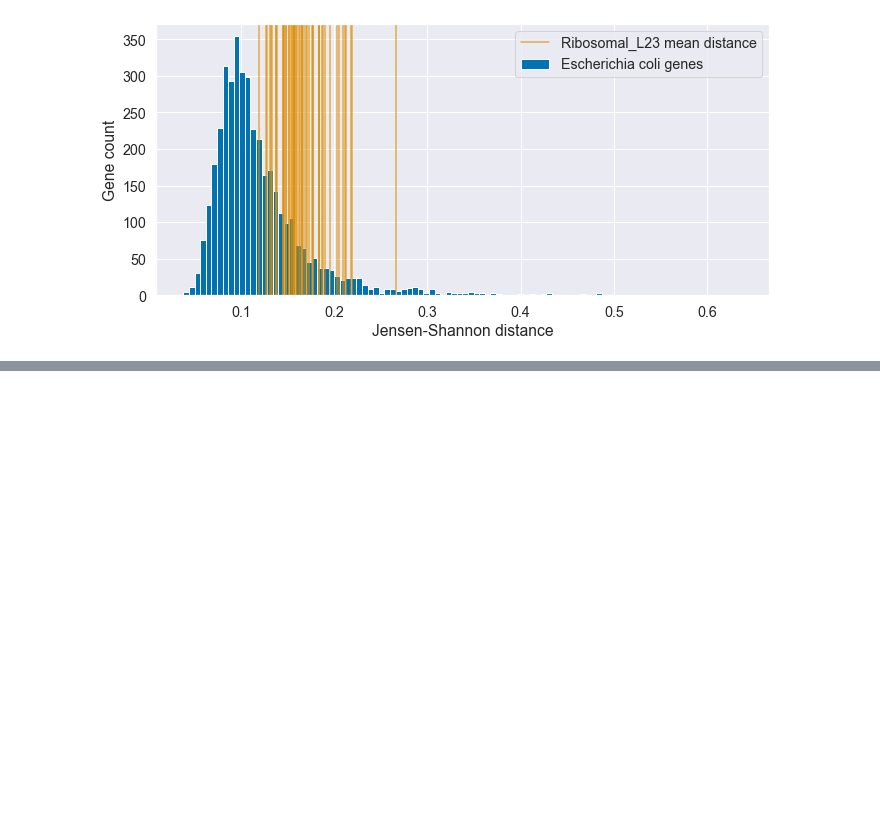
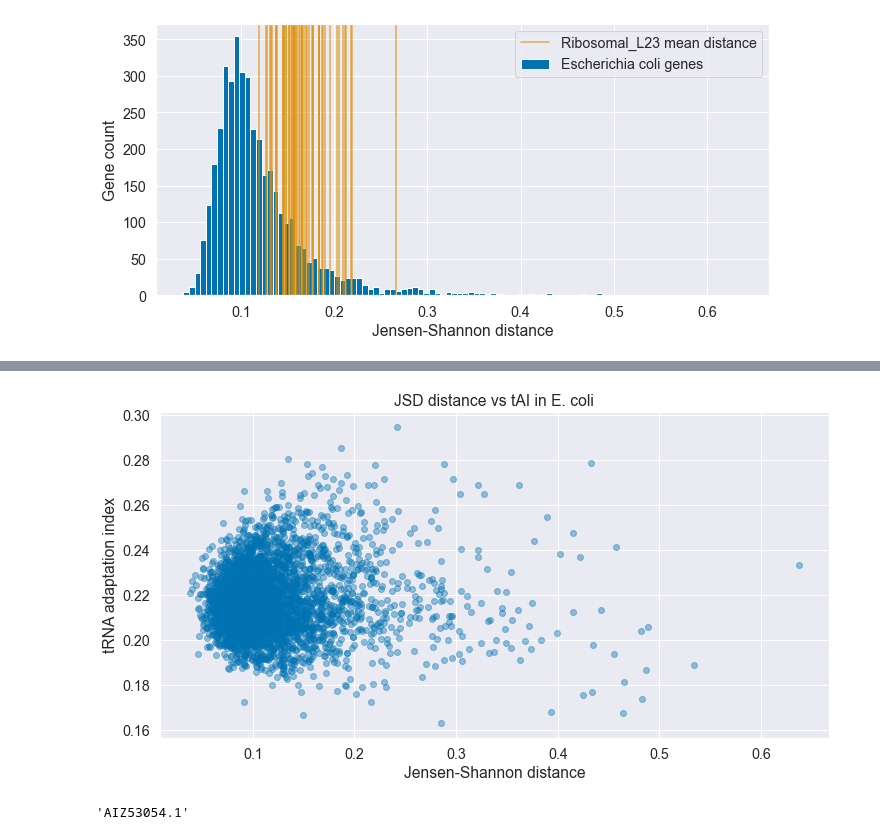
Before and after one commit to srom/nbias, a Jupyter notebook: notebook/Protein domain results.ipynb, the cells around one changed output, grey strips where cells are left out. Cells and saved outputs as stored; diff of their text form; code cells hidden in the pictures; blank space fills up the shorter version.

```diff
--- a/notebook/Protein domain results.ipynb
+++ b/notebook/Protein domain results.ipynb
@@ -590,0 +667,3 @@ ribsomal_distance_vs_ecoli(main_strains_sample, 'Ribosomal_L23', 'pfam');
+# %%
+protein_id_to_gene, gene_to_protein_id = make_map_protein_id_to_gene(e_coli_assembly)
+len(protein_id_to_gene)
@@ -590,0 +672,4 @@ ribsomal_distance_vs_ecoli(main_strains_sample, 'Ribosomal_L23', 'pfam');
+# %%
+path = os.path.join(os.getcwd(), 'data/raw_tai/Escherichia coli BCT str. K-12 substr..csv')
+e_coli_tai = pd.read_csv(path, index_col='Gene')
+e_coli_tai.head()
@@ -590,0 +684,23 @@ ribsomal_distance_vs_ecoli(main_strains_sample, 'Ribosomal_L23', 'pfam');
+# %%
+f, ax = plt.subplots(1, 1, figsize=(12, 6))
+
+x, y = [], []
+for gene in e_coli_tai.index:
+    if gene in gene_to_protein_id:
+        tAI = e_coli_tai.loc[gene]['tAI']
+
+        df_ = e_coli_genes_df[e_coli_genes_df['protein_id'] == gene_to_protein_id[gene]]
+        if len(df_) > 0:
+            x.append(df_.iloc[0]['distance'])
+            y.append(tAI)
+
+ax.scatter(x, y, alpha=0.4);
+ax.set_xlabel('Jensen-Shannon distance');
+ax.set_ylabel('tRNA adaptation index');
+ax.set_title('JSD distance vs tAI in E. coli');
+# %% [output]
+[figure, added]
+# %%
+gene_to_protein_id['acrF']
+# %% [output]
+'AIZ53054.1'
```
Also changed, not shown: parts of 11 cells of this notebook, 3 other files.
